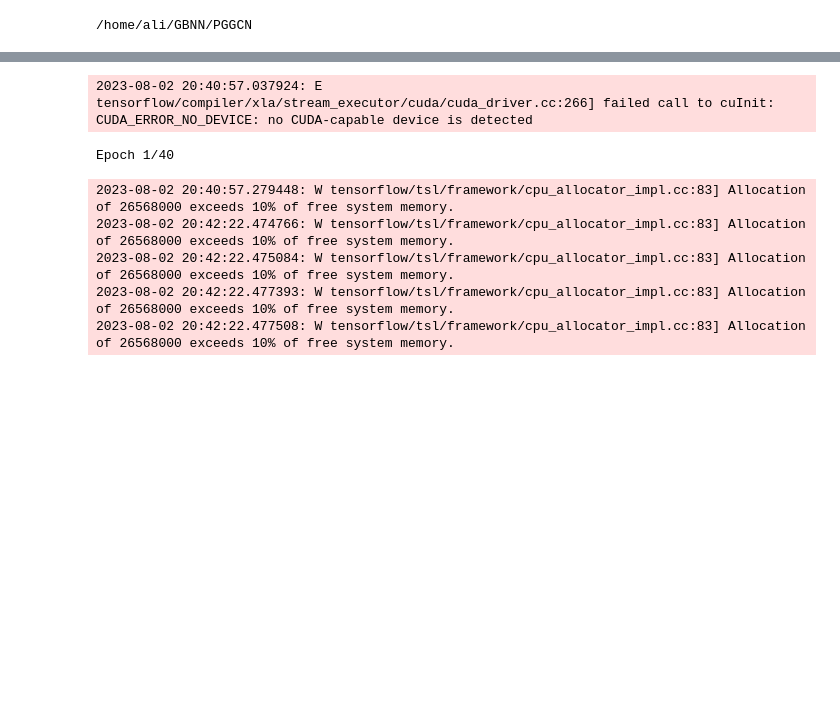
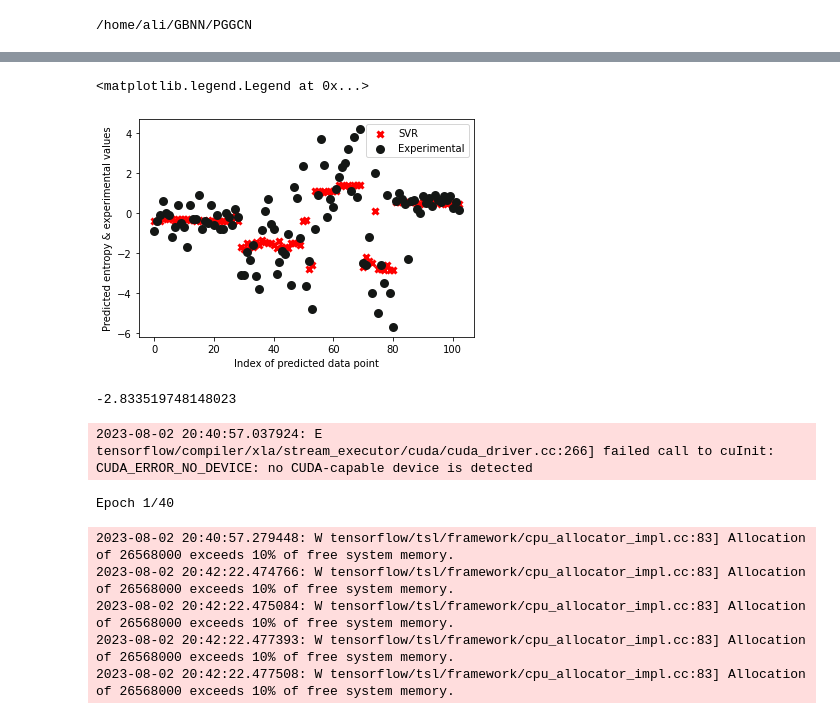
Before and after one commit to aicam/GBNN, a Jupyter notebook: Notebooks/Entropy/PGCN.ipynb, the cells around one changed output, grey strips where cells are left out. Drawn from its saved outputs; the diff is of its cells as text; code cells hidden in the pictures; blank space fills up the shorter version.

```diff
--- a/Notebooks/Entropy/PGCN.ipynb
+++ b/Notebooks/Entropy/PGCN.ipynb
@@ -59,3 +59,29 @@ X[0].shape
+# %%
+from sklearn.linear_model import LogisticRegression
+X_flat = np.array([x[:30].reshape([-1]) for x in X])
+from sklearn.svm import SVR
+from sklearn.pipeline import make_pipeline
+from sklearn.preprocessing import StandardScaler
+regr = make_pipeline(StandardScaler(), SVR(C=1.0, epsilon=0.2))
+res = regr.fit(X_flat, df['exp'].to_numpy())
+# %%
+pred = res.predict(X_flat)
+# %%
+x_axis = [i for i in range(len(pred))]
+plt.xlabel('Index of predicted data point')
+plt.ylabel('Predicted entropy & experimental values')
+plt.scatter(x_axis, pred, marker='x', label='SVR', linewidths=3, color='red')
+plt.scatter(x_axis, df['exp'].to_numpy(), marker='o', label='Experimental', linewidths=3, color='#141715')
+plt.legend()
+# %% [output]
+<matplotlib.legend.Legend at 0x...>
+[figure, added]
+# %%
+def rmse(predictions, targets):
+    return np.sqrt(((predictions - targets) ** 2).mean())
+pred.min()
+# %% [output]
+-2.833519748148023
 # %%
 X_brd4 = []
 y_brd4 = []
```
Also changed, not shown: parts of 2 cells of this notebook, 8 other files.
